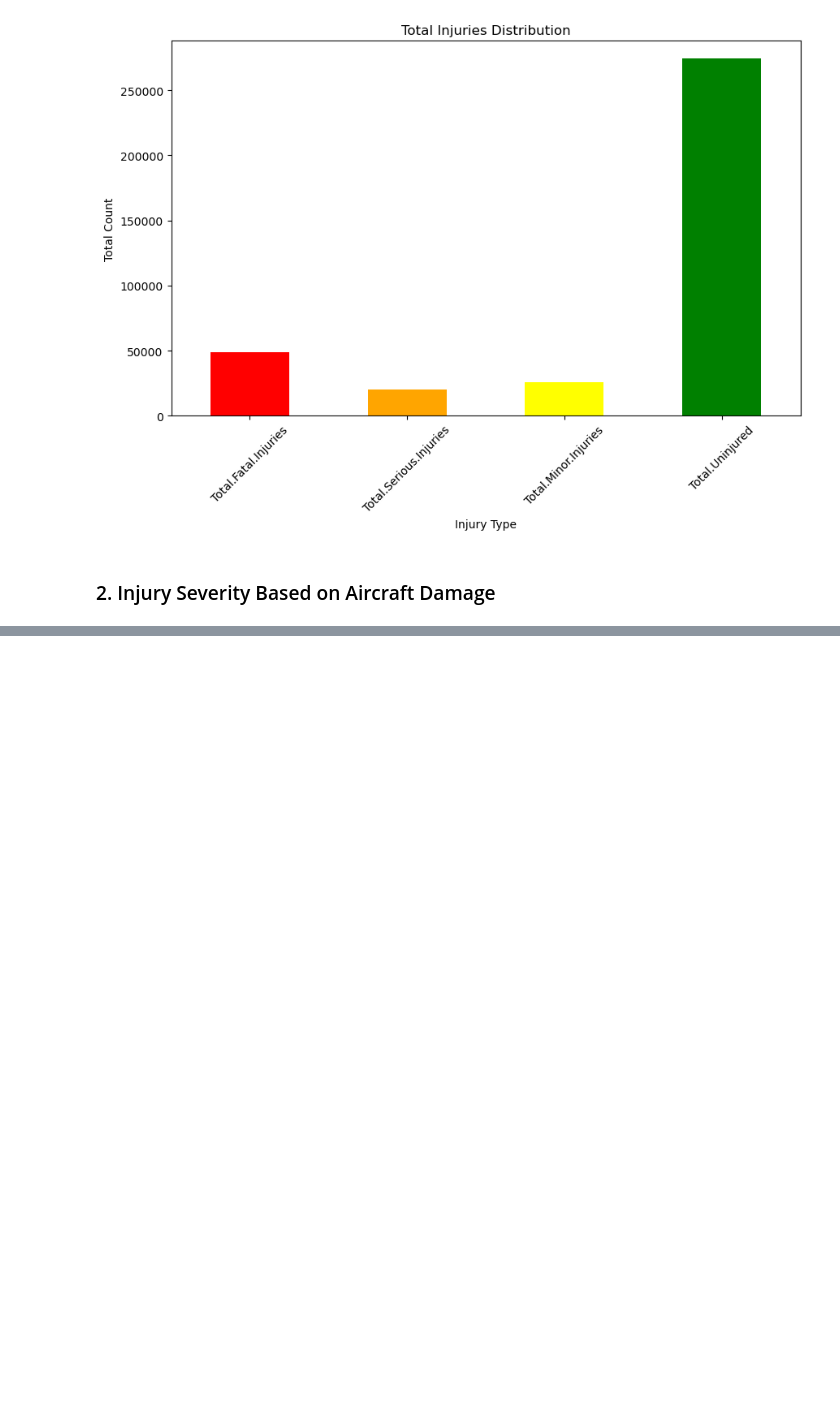
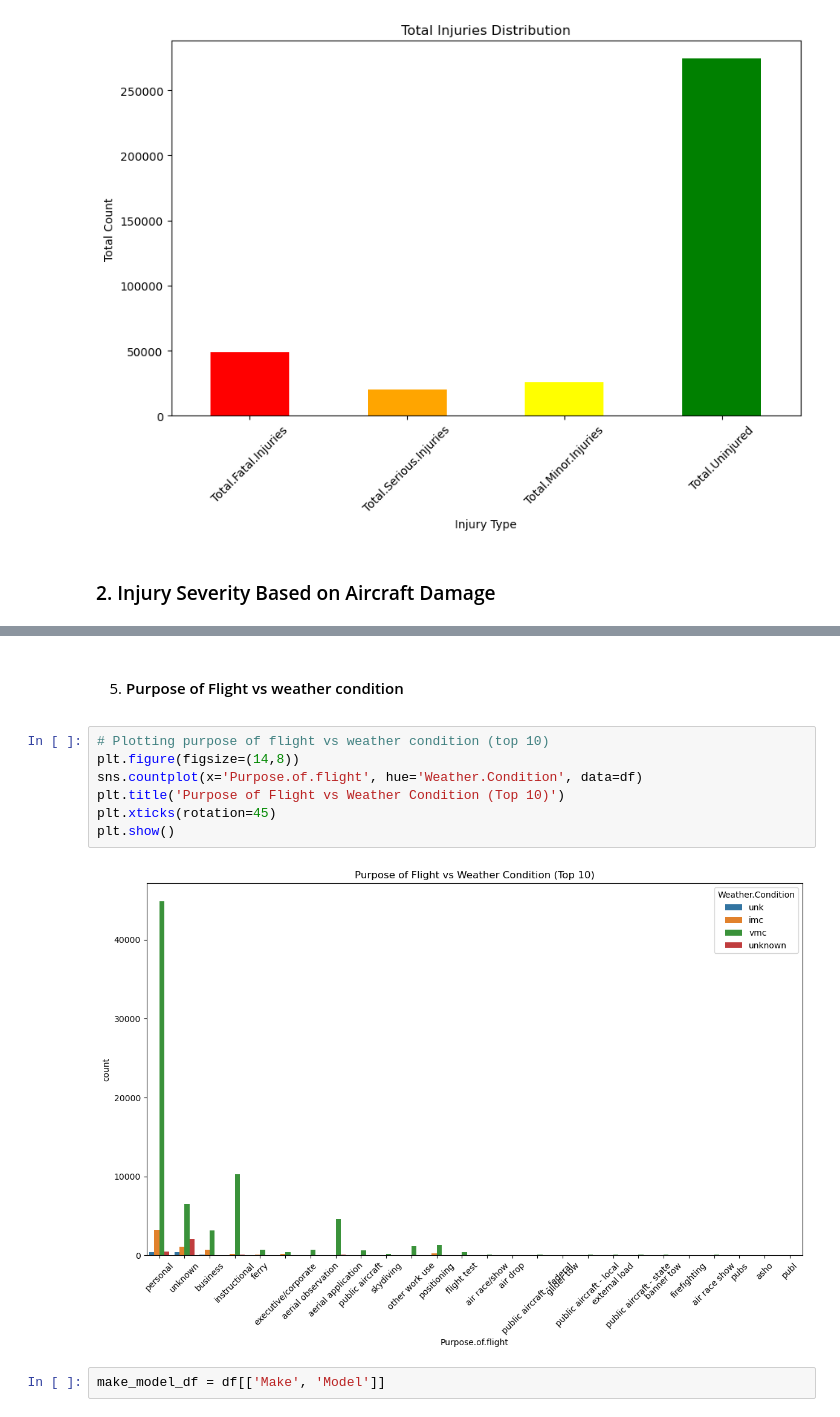
Before and after one commit to alice-nthenya/aircraft-risk-analysis-project, a Jupyter notebook: aircraft_risk_analysis_project.ipynb, the cells around one changed output, grey strips where cells are left out. Cells and saved outputs as stored; diff of their text form; blank space fills up the shorter version.

```diff
--- a/aircraft_risk_analysis_project.ipynb
+++ b/aircraft_risk_analysis_project.ipynb
@@ -377,0 +427,13 @@ plt.show()
+# %% [markdown]
+5. #### Purpose of Flight vs weather condition
+# %%
+# Plotting purpose of flight vs weather condition (top 10)
+plt.figure(figsize=(14,8))
+sns.countplot(x='Purpose.of.flight', hue='Weather.Condition', data=df)
+plt.title('Purpose of Flight vs Weather Condition (Top 10)')
+plt.xticks(rotation=45)
+plt.show()
+# %% [output]
+[figure, added]
+# %%
+make_model_df = df[['Make', 'Model']]
```
Also changed, not shown: parts of 12 cells of this notebook, 10 other files.
